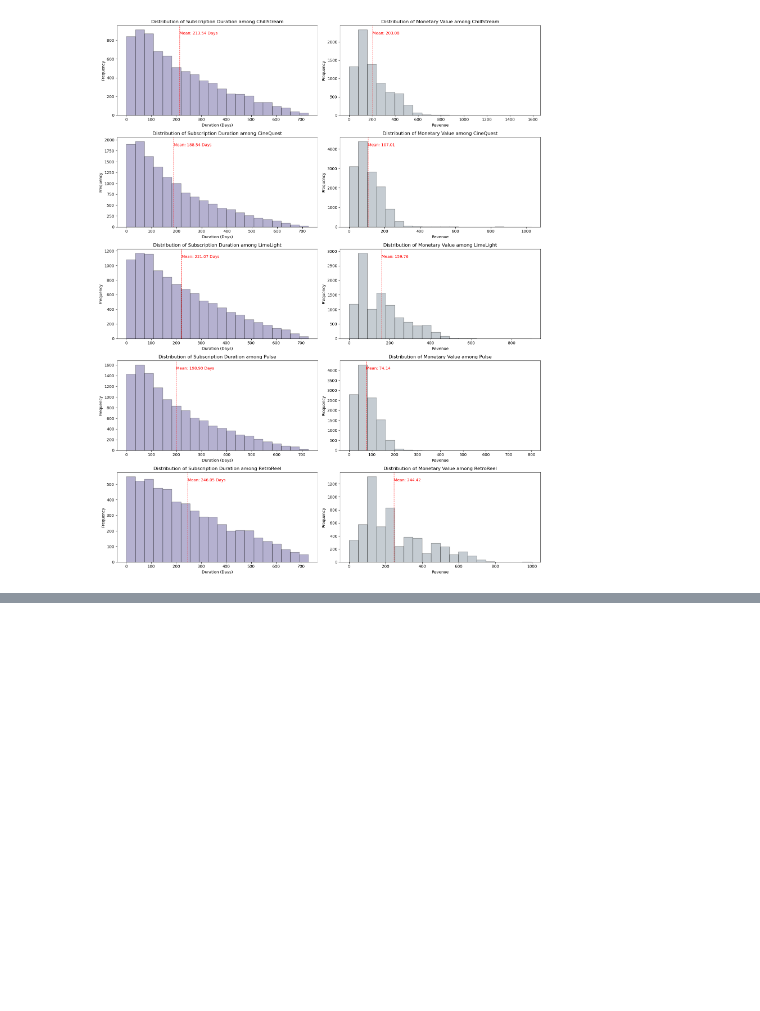
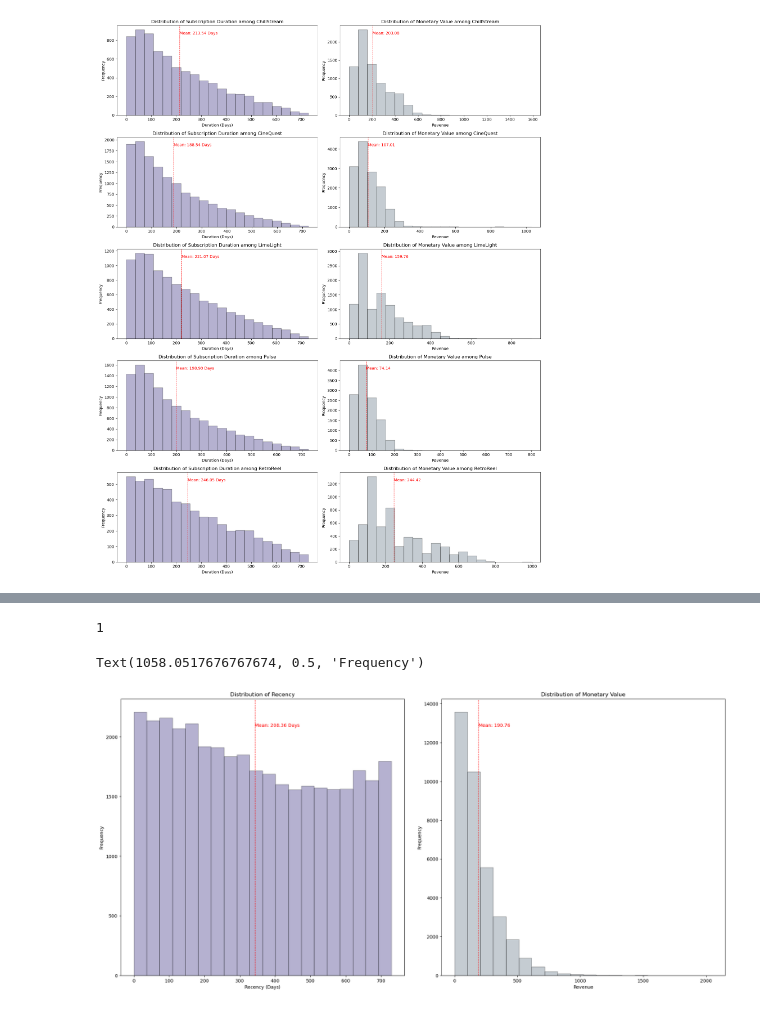
Before and after one commit to RussellXia/NYU_Capstone_Project, a Jupyter notebook: sub_preprocessing.ipynb, the cells around one changed output, grey strips where cells are left out. Drawn from its saved outputs; the diff is of its cells as text; code cells hidden in the pictures; blank space fills up the shorter version.

Commit message:
add total revenue per user per brand, freq, and recency

```diff
--- a/sub_preprocessing.ipynb
+++ b/sub_preprocessing.ipynb
@@ -493,0 +507,9 @@ plt.show()
+# %%
+current_date = pd.to_datetime("2023-12-31")
+id_brand_agg = sub_duration.groupby(["ID", "BRAND"], as_index=False).agg(
+    RECENCY = ("END_DATE", lambda x: (current_date - x.max()).days),
+    FREQUENCY = ('BRAND', 'nunique'),
+    REVENUE = ("REVENUE", "sum"),
+    SUB = ('SUB_DETAIL', lambda x: list(x))
+)
+id_brand_agg.head()
@@ -493,0 +523,32 @@ plt.show()
+# %%
+id_brand_agg.FREQUENCY.nunique()
+# %% [output]
+1
+# %%
+nrows, ncols = 1, 2
+
+# Create the 3x2 subplot grid
+fig, axes = plt.subplots(nrows=nrows, ncols=ncols, figsize=(20, 10))
+fig.tight_layout(pad=5.0)  # Add spacing between plots
+
+# Flatten the axes array for easier indexing
+axes = axes.flatten()
+
+avg_recency = np.mean(id_brand_agg['RECENCY'])
+axes[0].hist(id_brand_agg['RECENCY'], color='darkslateblue', alpha=0.4, bins=20, edgecolor='black')
+axes[0].axvline(avg_recency, color='r', linestyle='dashed', linewidth=1)
+axes[0].text(avg_recency, axes[0].get_ylim()[1] * 0.9, f'Mean: {avg_duration:.2f} Days', color='r')
+axes[0].set_title('Distribution of Recency')
+axes[0].set_xlabel('Recency (Days)')
+axes[0].set_ylabel('Frequency')
+
+avg_revenue = np.mean(id_brand_agg['REVENUE'])
+axes[1].hist(id_brand_agg['REVENUE'], color='slategrey', alpha=0.4, bins=20, edgecolor='black')
+axes[1].axvline(avg_revenue, color='r', linestyle='dashed', linewidth=1)
+axes[1].text(avg_revenue, axes[1].get_ylim()[1] * 0.9, f'Mean: {avg_revenue:.2f}', color='r')
+axes[1].set_title('Distribution of Monetary Value')
+axes[1].set_xlabel('Revenue')
+axes[1].set_ylabel('Frequency')
+# %% [output]
+Text(1058.0517676767674, 0.5, 'Frequency')
+[figure, added]
```
Also changed, not shown: parts of 6 cells of this notebook.
